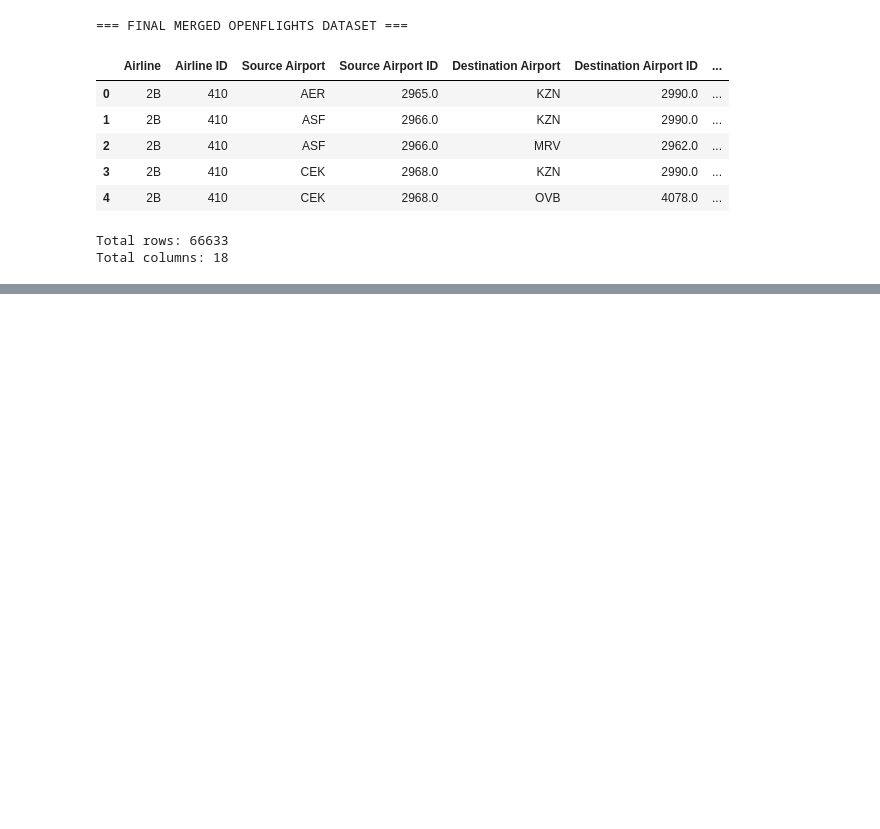
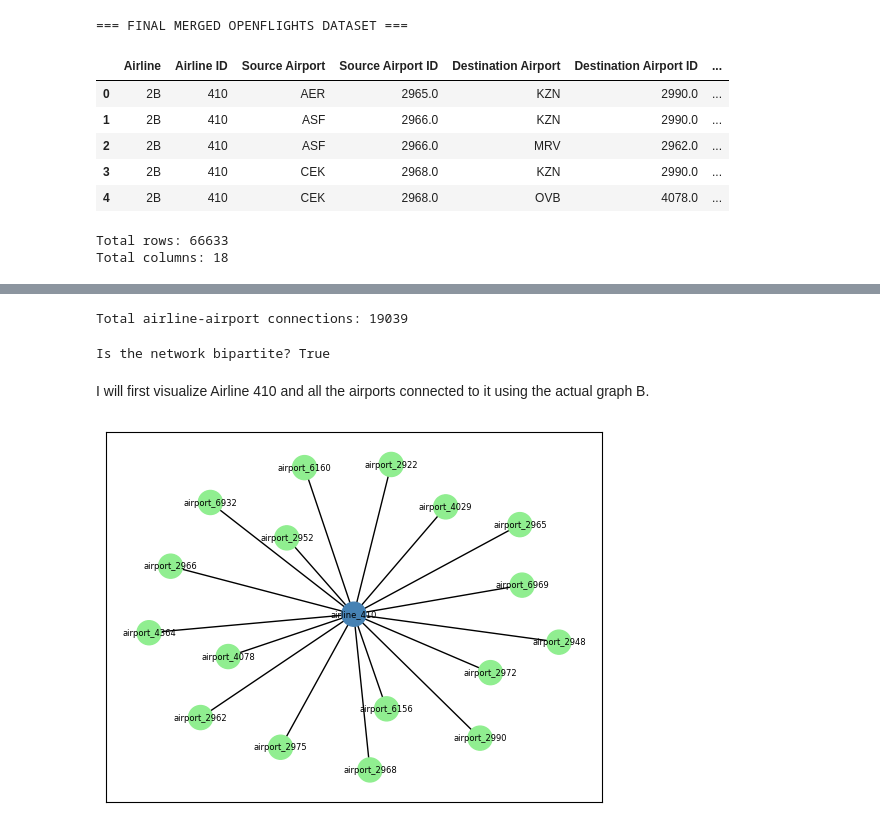
Before and after one commit to uzmabb182/Data_620_Web_Analytics, a Jupyter notebook: Week 6/Week_6_Project_2.ipynb, the cells around one changed output, grey strips where cells are left out. Cells and saved outputs as stored; diff of their text form; code cells hidden in the pictures; blank space fills up the shorter version.

```diff
--- a/Week 6/Week_6_Project_2.ipynb
+++ b/Week 6/Week_6_Project_2.ipynb
@@ -4558,0 +1967,4 @@ Centrality analysis further reveals that Island 1 has different leading airlines
+# %%
+airline_nodes_df = routes_final[['Airline ID']].drop_duplicates().reset_index(drop=True)
+
+display(airline_nodes_df.head(10))
@@ -4558,0 +1995,4 @@ Centrality analysis further reveals that Island 1 has different leading airlines
+# %%
+airline_nodes_df['Node ID'] = 'airline_' + airline_nodes_df['Airline ID'].astype(str)
+
+display(airline_nodes_df.head(10))
@@ -4558,0 +2062,17 @@ Centrality analysis further reveals that Island 1 has different leading airlines
+# %%
+# Import NetworkX
+import networkx as nx
+
+# creates an empty, undirected network.
+B = nx.Graph()
+
+# I will now add the 3,188 unique airports to graph B.
+B.add_nodes_from(airport_nodes_df['Node ID'], bipartite=1)
+
+# I will now add the 546 unique airlines to graph B.
+B.add_nodes_from(airline_nodes_df['Node ID'], bipartite=0)
+
+# I will now check whether all 546 airlines and 3,188 airports were successfully added to the bipartite network.
+print("Total nodes:", B.number_of_nodes())
+
+# I want to confirm that the network contains all 3,734 nodes before adding airline–airport connections.
@@ -4558,0 +2089,2 @@ Centrality analysis further reveals that Island 1 has different leading airlines
+# %%
+B.add_edges_from((f"airline_{int(row['Airline ID'])}", f"airport_{int(airport_id)}") for _, row in routes_final.iterrows() for airport_id in [row['Source Airport ID'], row['Destination Airport ID']])
@@ -4558,0 +2097,17 @@ Centrality analysis further reveals that Island 1 has different leading airlines
+# %%
+print("Total airline-airport connections:", B.number_of_edges())
+# %% [output]
+Total airline-airport connections: 19039
+# %%
+print("Is the network bipartite?", nx.is_bipartite(B))
+# %% [output]
+Is the network bipartite? True
+# %% [markdown]
+I will first visualize Airline 410 and all the airports connected to it using the actual graph B.
+# %%
+nx.draw_networkx(B.subgraph(['airline_410'] + list(B.neighbors('airline_410'))),
+                 pos=nx.spring_layout(B.subgraph(['airline_410'] + list(B.neighbors('airline_410'))), seed=42),
+                 node_color=['steelblue' if n == 'airline_410' else 'lightgreen' for n in B.subgraph(['airline_410'] + list(B.neighbors('airline_410'))).nodes()],
+                 node_size=300, font_size=6, with_labels=True)
+# %% [output]
+[figure, added]
```
Also changed, not shown: parts of 129 cells of this notebook.
